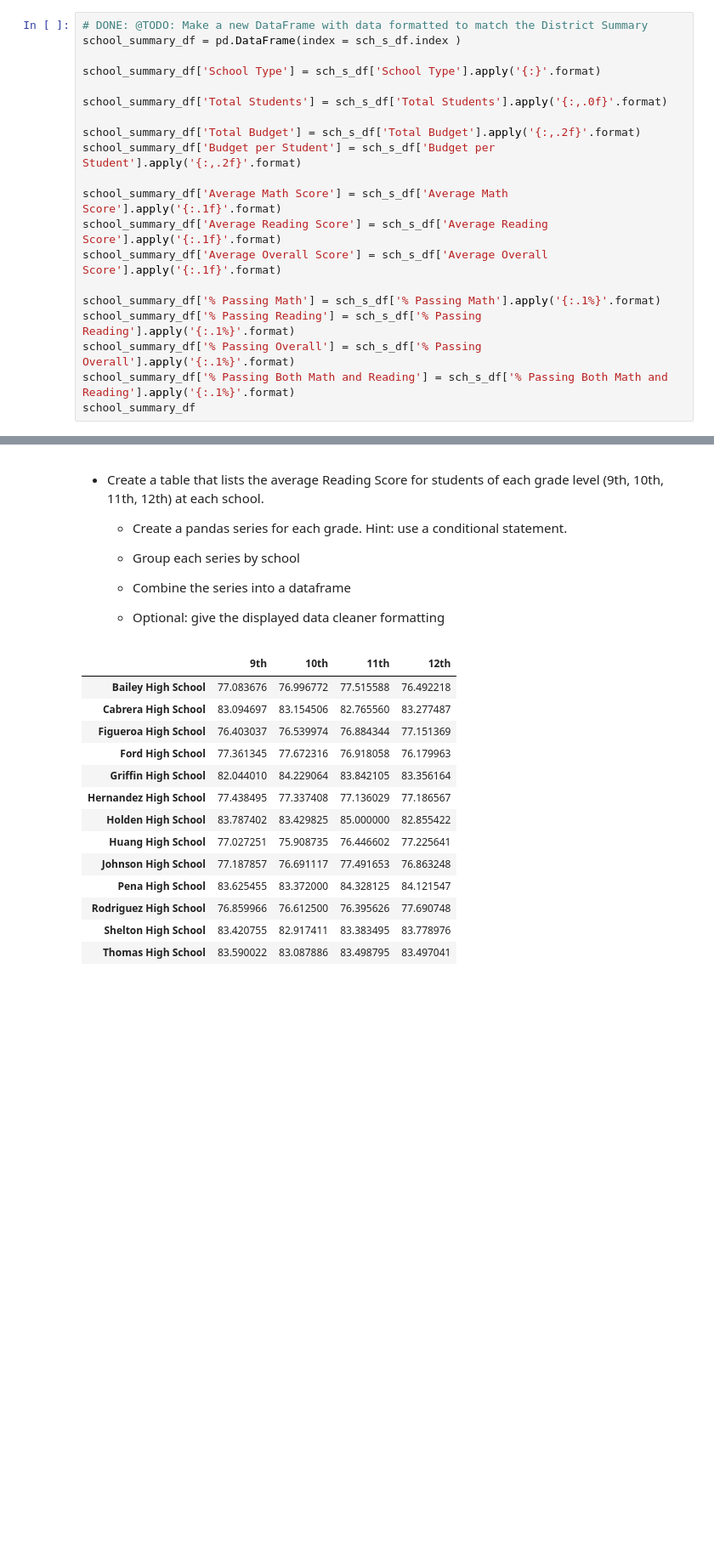
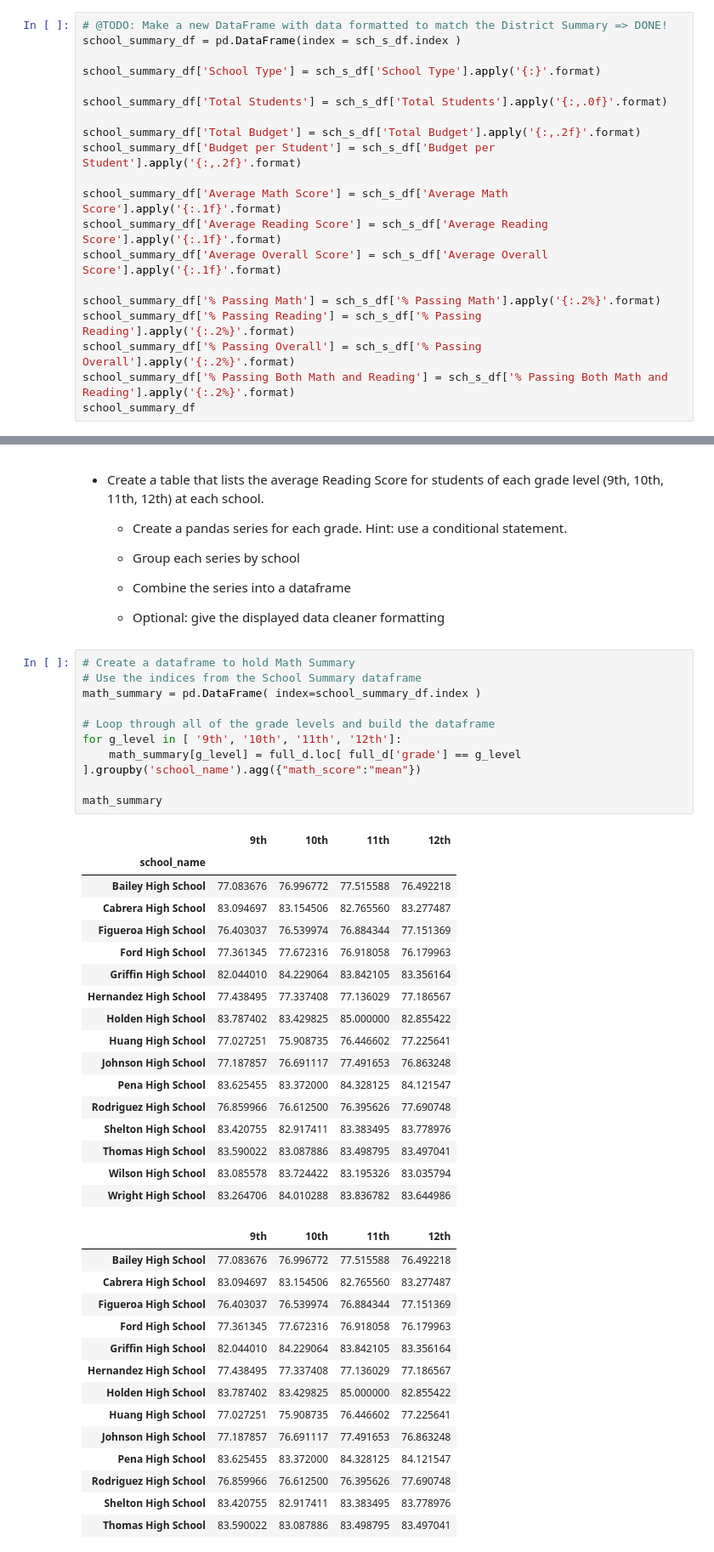
Before and after one commit to daddyjab/PythonAssignments, a Jupyter notebook: PyCitySchools/PyCitySchools-jb.ipynb, the cells around one changed output, grey strips where cells are left out. Shown at 85% size. Drawn from its saved outputs; the diff is of its cells as text; blank space fills up the shorter version.

Commit message:
All coding is done! Just need to finish analysis part

```diff
--- a/PyCitySchools/PyCitySchools-jb.ipynb
+++ b/PyCitySchools/PyCitySchools-jb.ipynb
@@ -304,7 +306,7 @@ sch_s_df.head()
 | Ford High School | District | 2739 | 1763916 | 644.0 | 77.102592 | ... |
 | Griffin High School | Charter | 1468 | 917500 | 625.0 | 83.351499 | ... |
 # %%
-# DONE: @TODO: Make a new DataFrame with data formatted to match the District Summary
+# @TODO: Make a new DataFrame with data formatted to match the District Summary => DONE!
 school_summary_df = pd.DataFrame(index = sch_s_df.index )
 
 school_summary_df['School Type'] = sch_s_df['School Type'].apply('{:}'.format)
@@ -318,10 +320,10 @@ school_summary_df['Average Math Score'] = sch_s_df['Average Math Score'].apply('
 school_summary_df['Average Reading Score'] = sch_s_df['Average Reading Score'].apply('{:.1f}'.format)
 school_summary_df['Average Overall Score'] = sch_s_df['Average Overall Score'].apply('{:.1f}'.format)
 
-school_summary_df['% Passing Math'] = sch_s_df['% Passing Math'].apply('{:.1%}'.format)
-school_summary_df['% Passing Reading'] = sch_s_df['% Passing Reading'].apply('{:.1%}'.format)
-school_summary_df['% Passing Overall'] = sch_s_df['% Passing Overall'].apply('{:.1%}'.format)
-school_summary_df['% Passing Both Math and Reading'] = sch_s_df['% Passing Both Math and Reading'].apply('{:.1%}'.format)
+school_summary_df['% Passing Math'] = sch_s_df['% Passing Math'].apply('{:.2%}'.format)
+school_summary_df['% Passing Reading'] = sch_s_df['% Passing Reading'].apply('{:.2%}'.format)
+school_summary_df['% Passing Overall'] = sch_s_df['% Passing Overall'].apply('{:.2%}'.format)
+school_summary_df['% Passing Both Math and Reading'] = sch_s_df['% Passing Both Math and Reading'].apply('{:.2%}'.format)
 school_summary_df
 # %% [output]
 |  | School Type | Total Students | Total Budget | Budget per Student | Average Math Score | ... |
@@ -377,6 +416,34 @@ school_summary_df
   * Combine the series into a dataframe
 
   * Optional: give the displayed data cleaner formatting
+# %%
+# Create a dataframe to hold Math Summary
+# Use the indices from the School Summary dataframe
+math_summary = pd.DataFrame( index=school_summary_df.index )
+
+# Loop through all of the grade levels and build the dataframe
+for g_level in [ '9th', '10th', '11th', '12th']:
+    math_summary[g_level] = full_d.loc[ full_d['grade'] == g_level ].groupby('school_name').agg({"math_score":"mean"})
+
+math_summary
+# %% [output]
+|  | 9th | 10th | 11th | 12th |
+| school_name |  |  |  |  |
+| Bailey High School | 77.083676 | 76.996772 | 77.515588 | 76.492218 |
+| Cabrera High School | 83.094697 | 83.154506 | 82.765560 | 83.277487 |
+| Figueroa High School | 76.403037 | 76.539974 | 76.884344 | 77.151369 |
+| Ford High School | 77.361345 | 77.672316 | 76.918058 | 76.179963 |
+| Griffin High School | 82.044010 | 84.229064 | 83.842105 | 83.356164 |
+| Hernandez High School | 77.438495 | 77.337408 | 77.136029 | 77.186567 |
+| Holden High School | 83.787402 | 83.429825 | 85.000000 | 82.855422 |
+| Huang High School | 77.027251 | 75.908735 | 76.446602 | 77.225641 |
+| Johnson High School | 77.187857 | 76.691117 | 77.491653 | 76.863248 |
+| Pena High School | 83.625455 | 83.372000 | 84.328125 | 84.121547 |
+| Rodriguez High School | 76.859966 | 76.612500 | 76.395626 | 77.690748 |
+| Shelton High School | 83.420755 | 82.917411 | 83.383495 | 83.778976 |
+| Thomas High School | 83.590022 | 83.087886 | 83.498795 | 83.497041 |
+| Wilson High School | 83.085578 | 83.724422 | 83.195326 | 83.035794 |
+| Wright High School | 83.264706 | 84.010288 | 83.836782 | 83.644986 |
 # %%
 # %% [output]
 |  | 9th | 10th | 11th | 12th |
```
Also changed, not shown: parts of 20 cells of this notebook.
